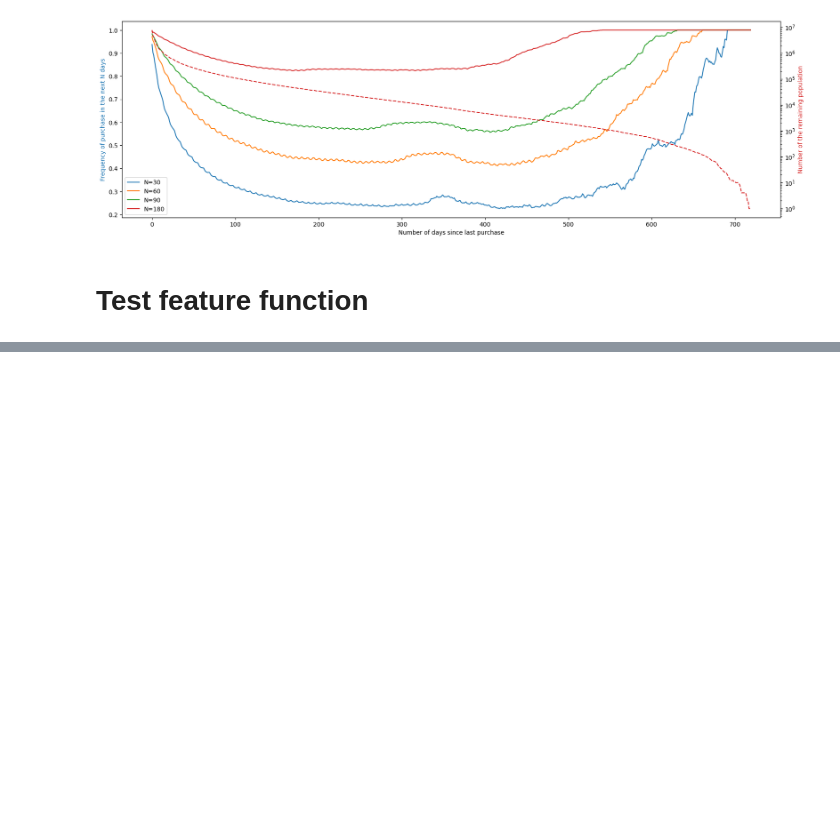
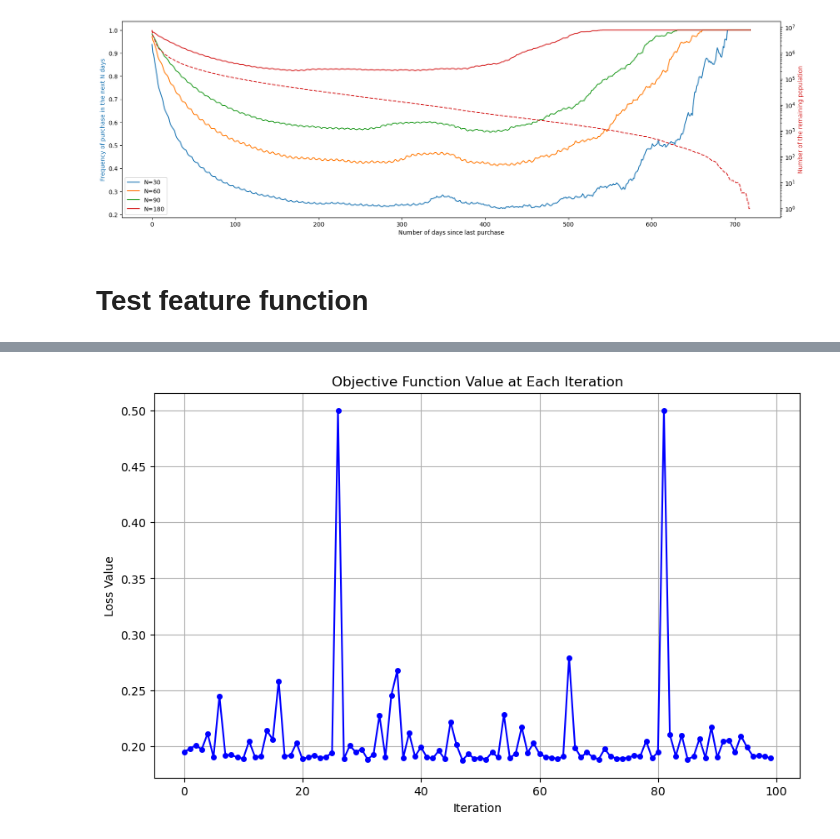
Before and after one commit to MaximeGasc/BCG_reshaping, a Jupyter notebook: churn.ipynb, the cells around one changed output, grey strips where cells are left out. Saved outputs shown, nothing was run; the diff lists cells and outputs as text; code cells hidden in the pictures; blank space fills up the shorter version.

```diff
--- a/churn.ipynb
+++ b/churn.ipynb
@@ -321,0 +536,12 @@ df
+# %%
+losses = [x['result']['loss'] for x in trials.trials]
+
+plt.figure(figsize=(10, 6))
+plt.plot(losses, '-o', color='blue', markersize=4)
+plt.title('Objective Function Value at Each Iteration')
+plt.xlabel('Iteration')
+plt.ylabel('Loss Value')
+plt.grid(True)
+plt.show()
+# %% [output]
+[figure, added]
```
Also changed, not shown: parts of 22 cells of this notebook.
